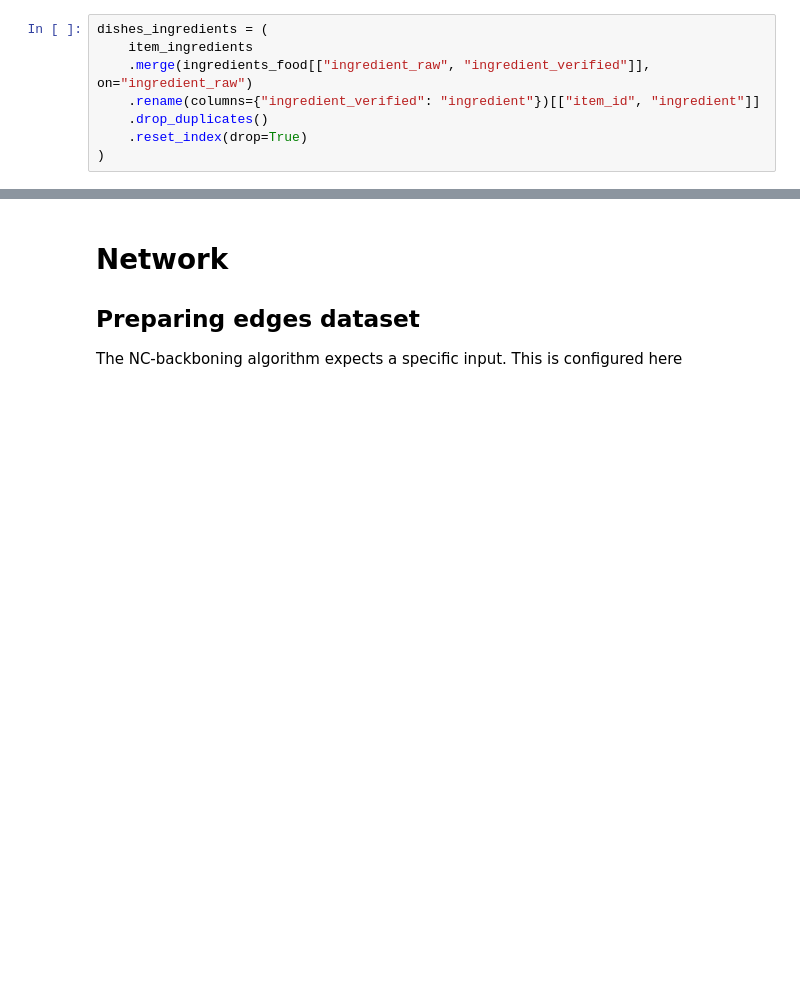
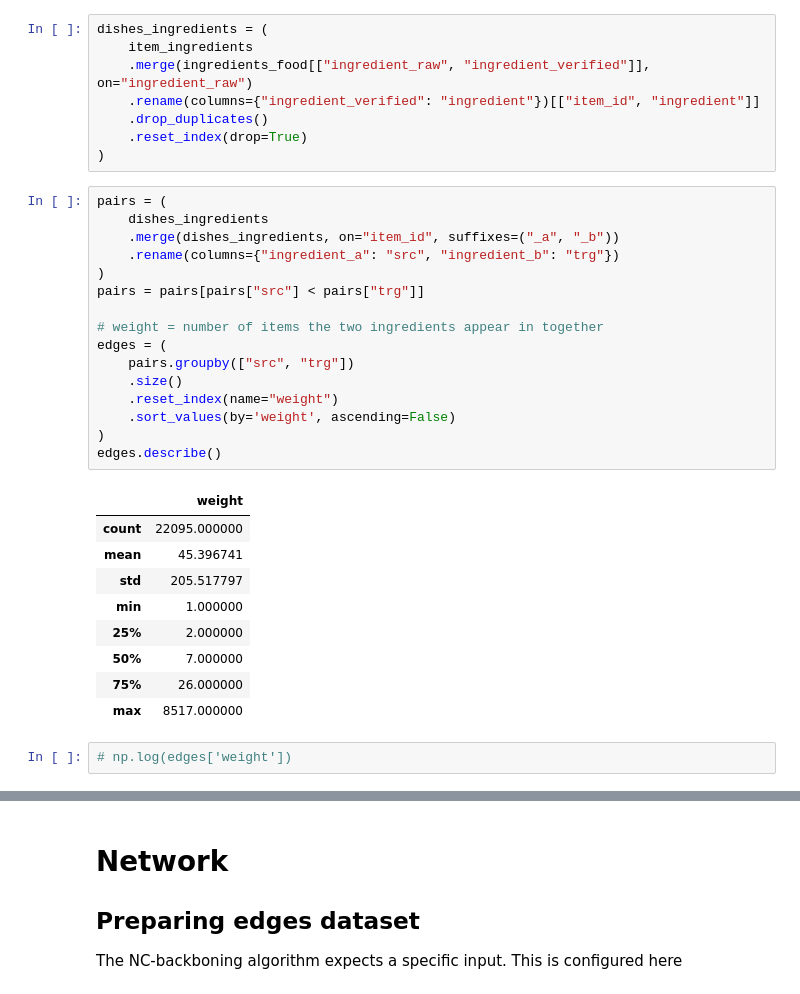
Before and after one commit to rakulmaria/cph-menu-finder, a Jupyter notebook: src/cph-menu-finder/network.ipynb, the cells around one changed output, grey strips where cells are left out. Drawn from its saved outputs; the diff is of its cells as text; blank space fills up the shorter version.

```diff
--- a/src/cph-menu-finder/network.ipynb
+++ b/src/cph-menu-finder/network.ipynb
@@ -28,4 +28,32 @@ dishes_ingredients = (
     .drop_duplicates()
     .reset_index(drop=True)
 )
+# %%
+pairs = (
+    dishes_ingredients
+    .merge(dishes_ingredients, on="item_id", suffixes=("_a", "_b"))
+    .rename(columns={"ingredient_a": "src", "ingredient_b": "trg"})
+)
+pairs = pairs[pairs["src"] < pairs["trg"]]
+
+# weight = number of items the two ingredients appear in together
+edges = (
+    pairs.groupby(["src", "trg"])
+    .size()
+    .reset_index(name="weight")
+    .sort_values(by='weight', ascending=False)
+)
+edges.describe()
+# %% [output]
+|  | weight |
+| count | 22095.000000 |
+| mean | 45.396741 |
+| std | 205.517797 |
+| min | 1.000000 |
+| 25% | 2.000000 |
+| 50% | 7.000000 |
+| 75% | 26.000000 |
+| max | 8517.000000 |
+# %%
+# np.log(edges['weight'])
 # %%
```
Also changed, not shown: parts of 10 cells of this notebook, 1 other file.
